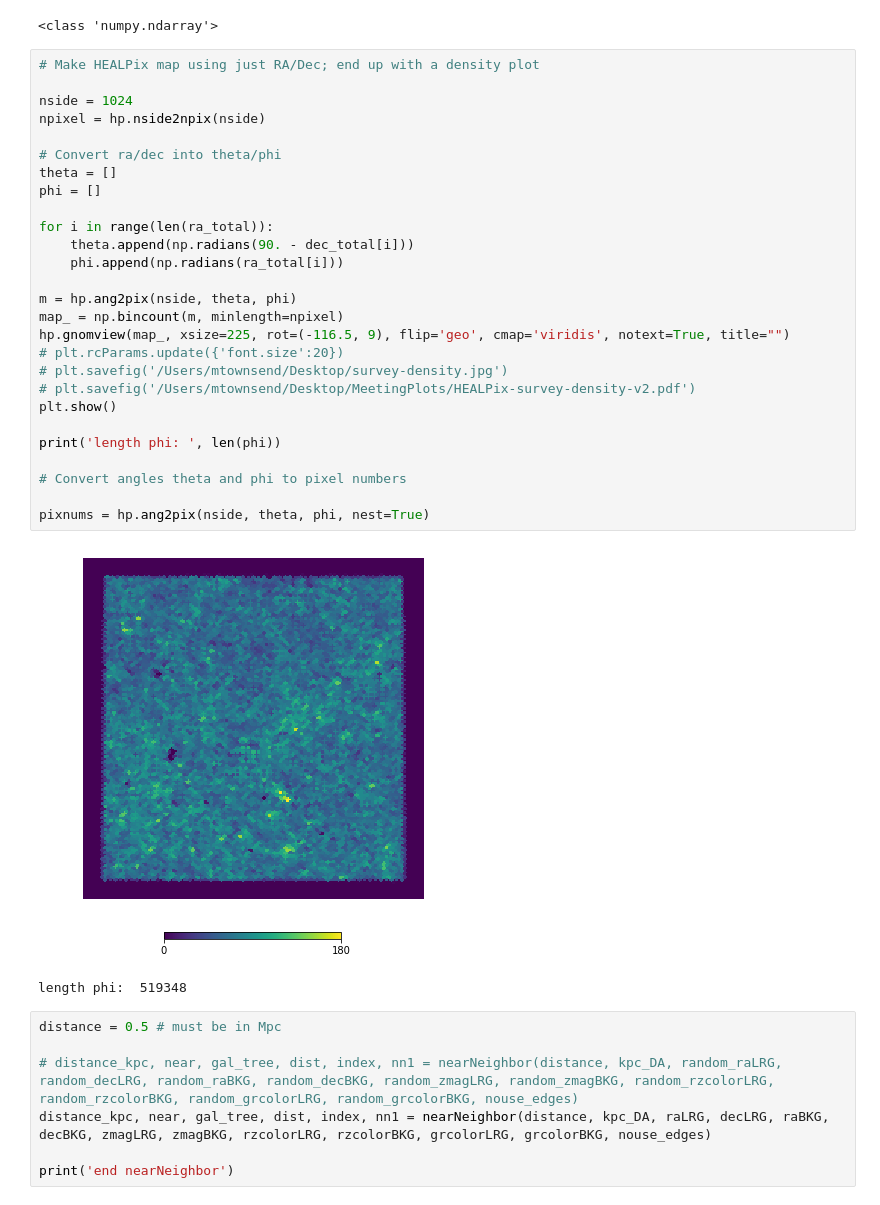
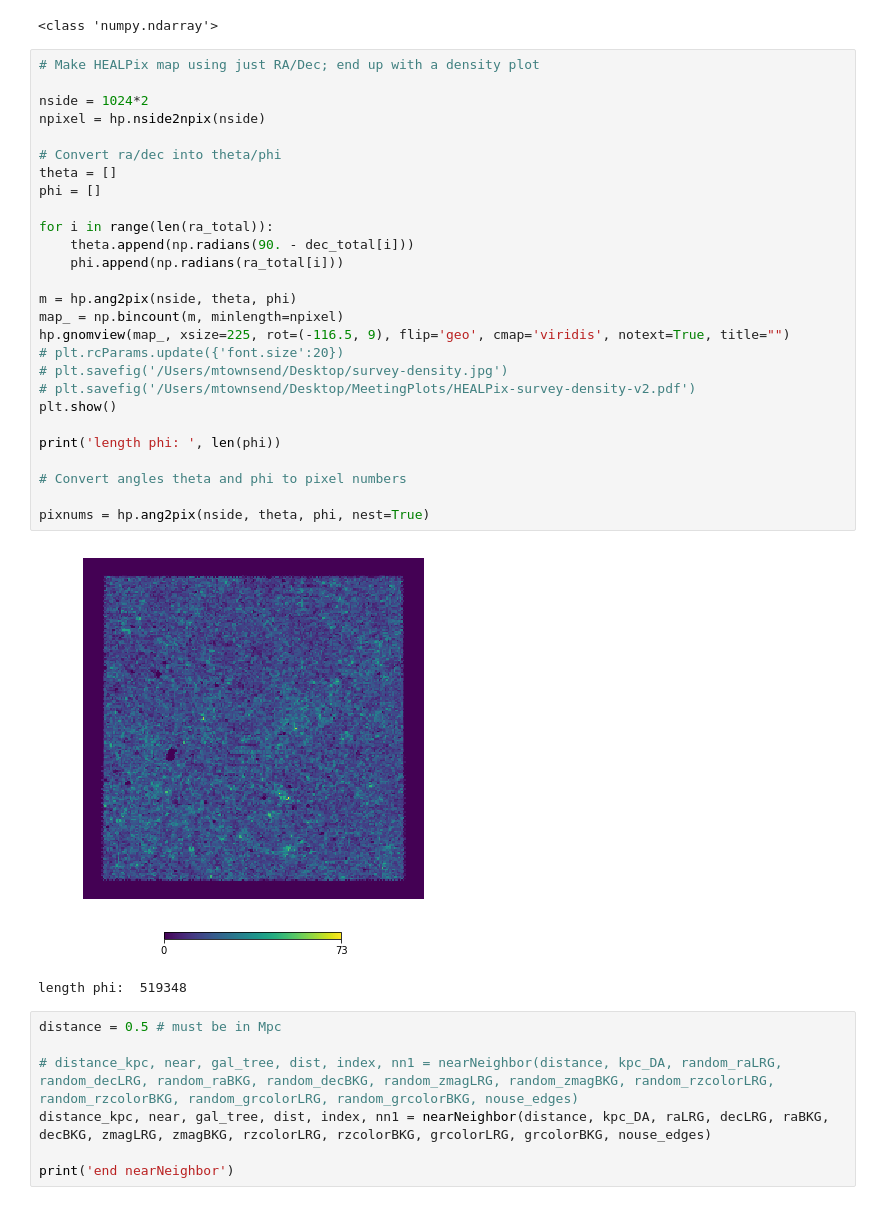
Before and after one commit to metownsend/LRG-Sats, a Jupyter notebook: satellite_measurement.ipynb, the cells around one changed output. Drawn from its saved outputs; the diff is of its cells as text.

```diff
--- a/satellite_measurement.ipynb
+++ b/satellite_measurement.ipynb
@@ -291,32 +291,32 @@ H1, nouse_edges = np.histogramdd((rzcolor_total, grcolor_total, zmag_total), bin
 # %%
 # Make HEALPix map using just RA/Dec; end up with a density plot
 
-nside = 1024
+nside = 1024*2
 npixel = hp.nside2npix(nside)
 
 # Convert ra/dec into theta/phi
 theta = []
 phi = []
 
 for i in range(len(ra_total)):
     theta.append(np.radians(90. - dec_total[i]))
     phi.append(np.radians(ra_total[i]))
 
 m = hp.ang2pix(nside, theta, phi)
 map_ = np.bincount(m, minlength=npixel)
 hp.gnomview(map_, xsize=225, rot=(-116.5, 9), flip='geo', cmap='viridis', notext=True, title="")
 # plt.rcParams.update({'font.size':20})
 # plt.savefig('/Users/mtownsend/Desktop/survey-density.jpg')
 # plt.savefig('/Users/mtownsend/Desktop/MeetingPlots/HEALPix-survey-density-v2.pdf')
 plt.show()
 
 print('length phi: ', len(phi))
 
 # Convert angles theta and phi to pixel numbers
 
 pixnums = hp.ang2pix(nside, theta, phi, nest=True)
 # %% [output]
-[figure, old version]
+[figure, new version]
 length phi:  519348
 # %%
 distance = 0.5 # must be in Mpc
```
Also changed, not shown: parts of 1 cell of this notebook, 1 other file.
